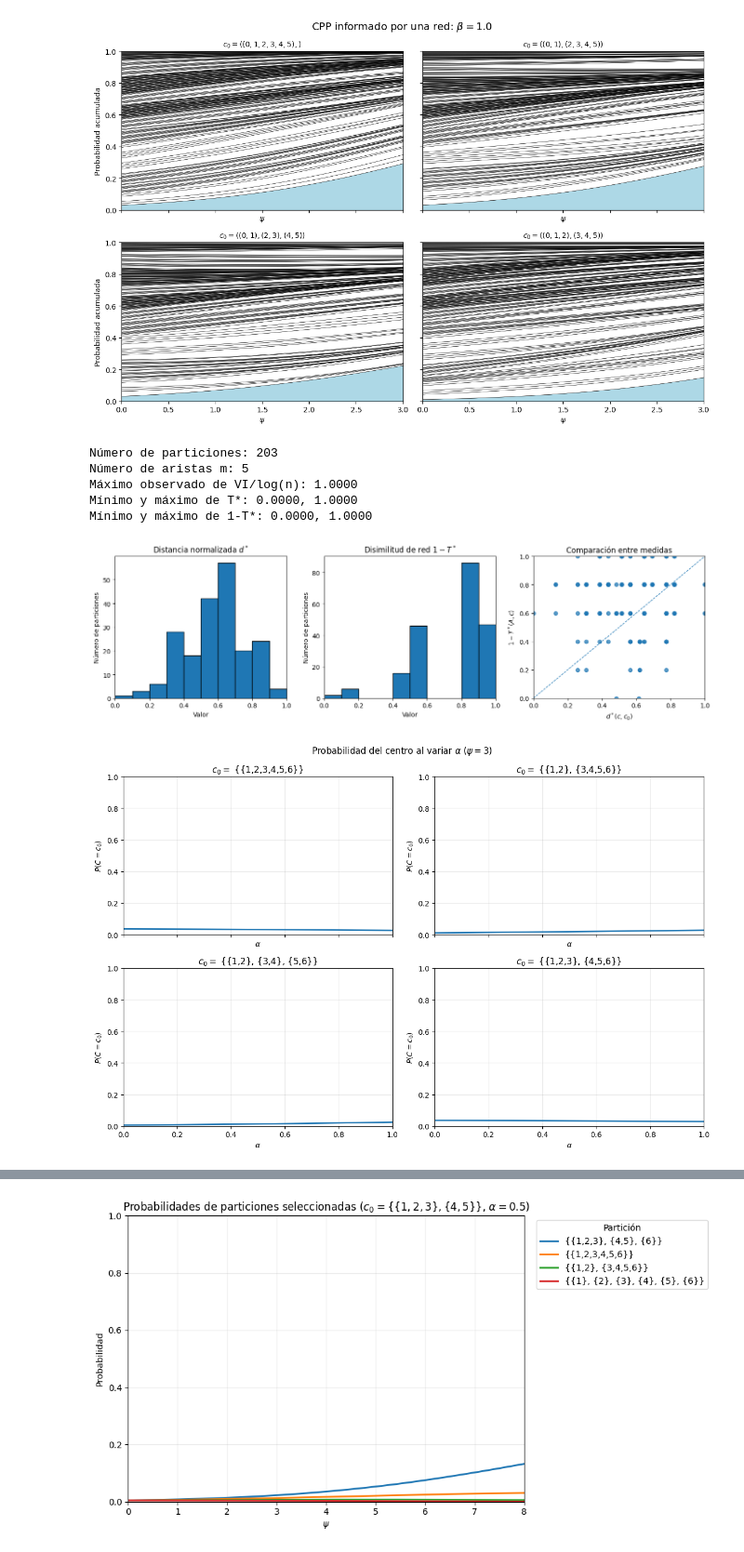
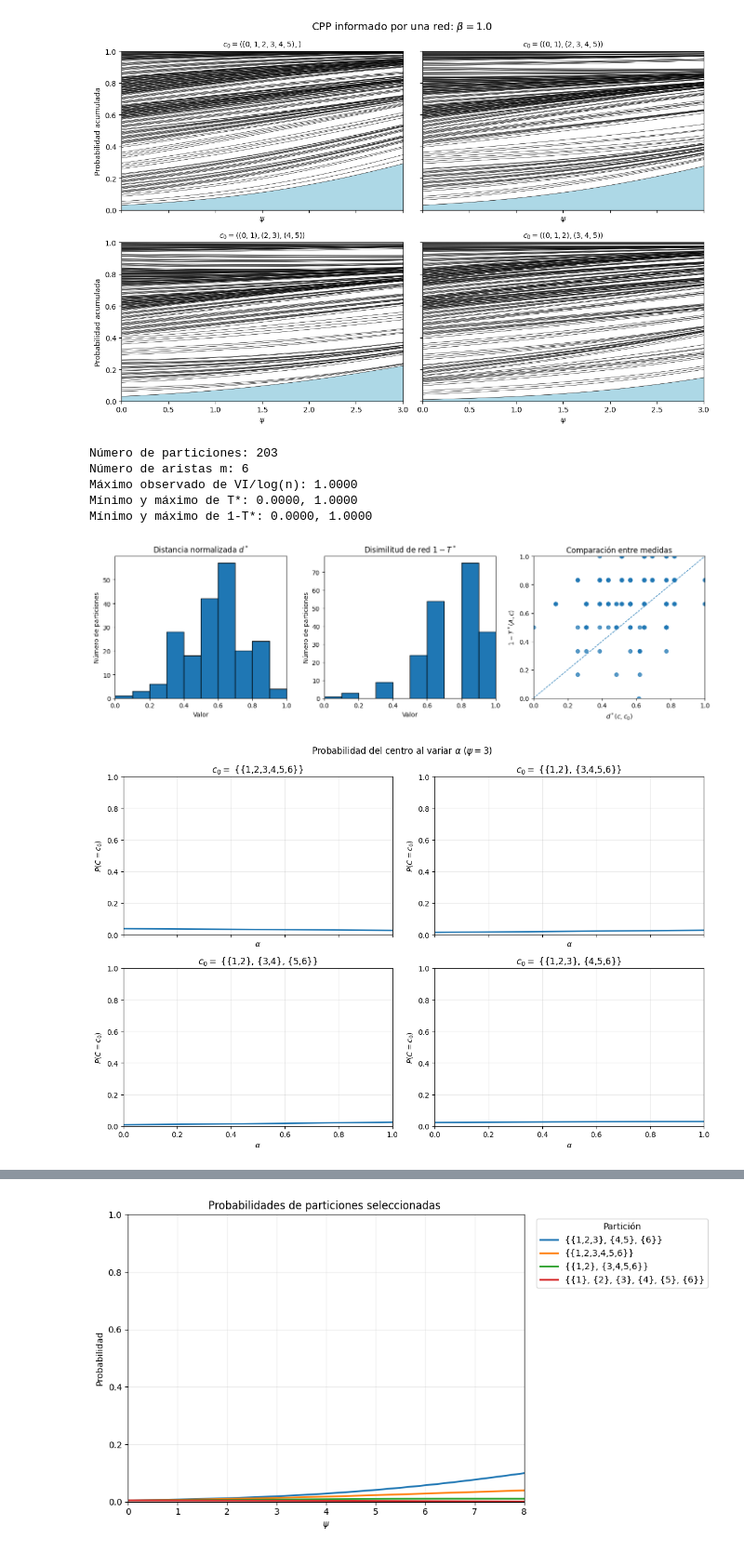
Before and after one commit to cnosa/blockregressiondynamicsnetwork, a Jupyter notebook: CPPN.ipynb, the cells around one changed output, grey strips where cells are left out. Shown at 93% size. Drawn from its saved outputs; the diff is of its cells as text; code cells hidden in the pictures.

```diff
--- a/CPPN.ipynb
+++ b/CPPN.ipynb
@@ -244,8 +244,8 @@ n = 6
 A = np.array([
     [0, 1, 1, 0, 0, 0],
     [1, 0, 1, 0, 0, 0],
-    [1, 1, 0, 0, 0, 0],
-    [0, 0, 0, 0, 1, 0],
+    [1, 1, 0, 1, 0, 0],
+    [0, 0, 1, 0, 1, 0],
     [0, 0, 0, 1, 0, 1],
     [0, 0, 0, 0, 1, 0]
 ], dtype=int)
@@ -512,34 +512,33 @@ selected_partitions = [
 
 c0 = (0, 0, 0, 1, 1, 2)
 alpha_compare = 0.5
 psi_compare = np.linspace(0, 8, 161)
 
 fig, ax = plt.subplots(figsize=(10, 5.5))
 for c in selected_partitions:
     idx = partitions.index(c)
     probs = [
         partition_probabilities(partitions, c0, A, psi, alpha_compare)[idx]
         for psi in psi_compare
     ]
     ax.plot(psi_compare, probs, linewidth=2, label=partition_label(c))
 
 ax.set_title(
     r"Probabilidades de particiones seleccionadas "
-    r"($c_0=\{\{1,2,3\},\{4,5\}\}$, $\alpha=0.5$)"
 )
 ax.set_xlabel(r"$\psi$")
 ax.set_ylabel("Probabilidad")
 ax.set_xlim(0, 8)
 ax.set_ylim(0, 1)
 ax.grid(alpha=0.25)
 ax.legend(title="Partición", bbox_to_anchor=(1.02, 1), loc="upper left")
 plt.tight_layout()
 plt.show()
 # %% [output]
 Número de particiones: 203
-Número de aristas m: 5
+Número de aristas m: 6
 Máximo observado de VI/log(n): 1.0000
 Mínimo y máximo de T*: 0.0000, 1.0000
 Mínimo y máximo de 1-T*: 0.0000, 1.0000
-[figure, old version]
+[figure, new version]
 [figure]
@@ -548 +547 @@ Mínimo y máximo de 1-T*: 0.0000, 1.0000
-[figure, old version]
+[figure, new version]
```
Also changed, not shown: parts of 1 cell of this notebook, 2 other files.
